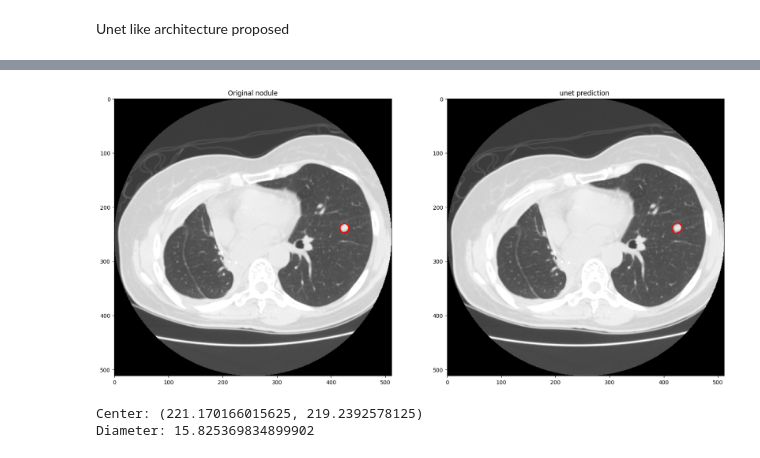
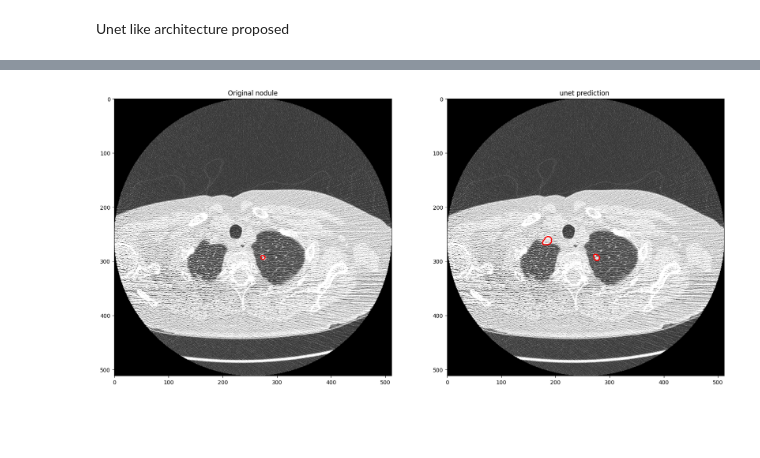
Before and after one commit to marnissiahmed/lung-cancer-AI-base-web-solution, a Jupyter notebook: models/unet-like.ipynb, the cells around one changed output, grey strips where cells are left out. Saved outputs shown, nothing was run; the diff lists cells and outputs as text; code cells hidden in the pictures; blank space fills up the shorter version.

```diff
--- a/models/unet-like.ipynb
+++ b/models/unet-like.ipynb
@@ -114,7 +117,16 @@ Y0 = 0
 X =0
 Y=0
+# %%
+from tensorflow.keras.layers import Flatten
+def iou_score(y_true, y_pred):
+    intersection = 0
+    y_true_f = Flatten()(y_true)
+    y_pred_f = Flatten()(y_pred)
+    intersection =  (2.*(y_true_f * y_pred_f) + tf.keras.backend.epsilon())
+    union = (y_true_f + y_pred_f + tf.keras.backend.epsilon())
+    return (intersection/union)
 # %%
-model.compile(optimizer = Adam(learning_rate=0.0001),loss = "BinaryCrossentropy",metrics=["accuracy",Precision(name="percision"),Recall(name="recall")])
+model.compile(optimizer = Adam(learning_rate=0.0001),loss = "BinaryCrossentropy",metrics=[iou_score])
 # %%
 hist = model.fit(Xtrain,Ytrain,epochs=50,batch_size=16,validation_data=(Xtest,Ytest))
 # %% [output]
@@ -180,5 +183,5 @@ plt.imshow(Ytest[5])
 #X = np.load("/kaggle/input/data12/X0.npy")
 #X = X/255
 
-y_1 = model.predict(Xtest[5].reshape((1,512,512, 1)))
+y_1 = model.predict(Xtest[8].reshape((1,512,512, 1)))
 # %% [output]
@@ -202,44 +205,15 @@ plt.imshow(y_1,cmap="gray")
 # %%
 
-norm_img = Xtest[0].reshape((512,512))
+norm_img = Xtest[8].reshape((512,512))
 img = norm_img * 255
 # %%
 fig, (ax1, ax2) = plt.subplots(ncols=2, figsize=(20, 20))
 ax1.imshow(img,cmap="gray" )
 ax1.set_title('Original nodule')
 ax2.imshow(img,cmap='gray')
 ax2.set_title('unet prediction ')
 ax2.contour(y_1.reshape((512,512)), levels=[0.4], colors='r', linewidths=2)
-ax1.contour(Ytest[0].reshape((512,512)), levels=[0.4], colors='r', linewidths=2)
+ax1.contour(Ytest[8].reshape((512,512)), levels=[0.4], colors='r', linewidths=2)
 plt.show()
 # %% [output]
-[figure, old version]
+[figure, new version]
-# %%
-import numpy as np
-from skimage import measure
-import cv2
-import pandas as ad
-
-
-# take the first contour
-# Find contours in the mask
-contours = measure.find_contours(Ytest[1].reshape((512,512)), 0.85
-                                 )
-
-# Loop through the contours and extract the circle properties
-for cnt in contours:
-    # Convert the contour to integer format
-    cnt = np.array(cnt,dtype=np.float32)
-
-    # Fit a circle to the contour using the minimum enclosing circle method
-    (y, x), radius = cv2.minEnclosingCircle(cnt)
-    center = (x,y)
-    diameter = radius*2
-
-    # Print the circle properties
-
-    print('Center:', center)
-    print('Diameter:', diameter)
-# %% [output]
-Center: (221.170166015625, 219.2392578125)
-Diameter: 15.825369834899902
```
Also changed, not shown: parts of 17 cells of this notebook, 12 other files.
